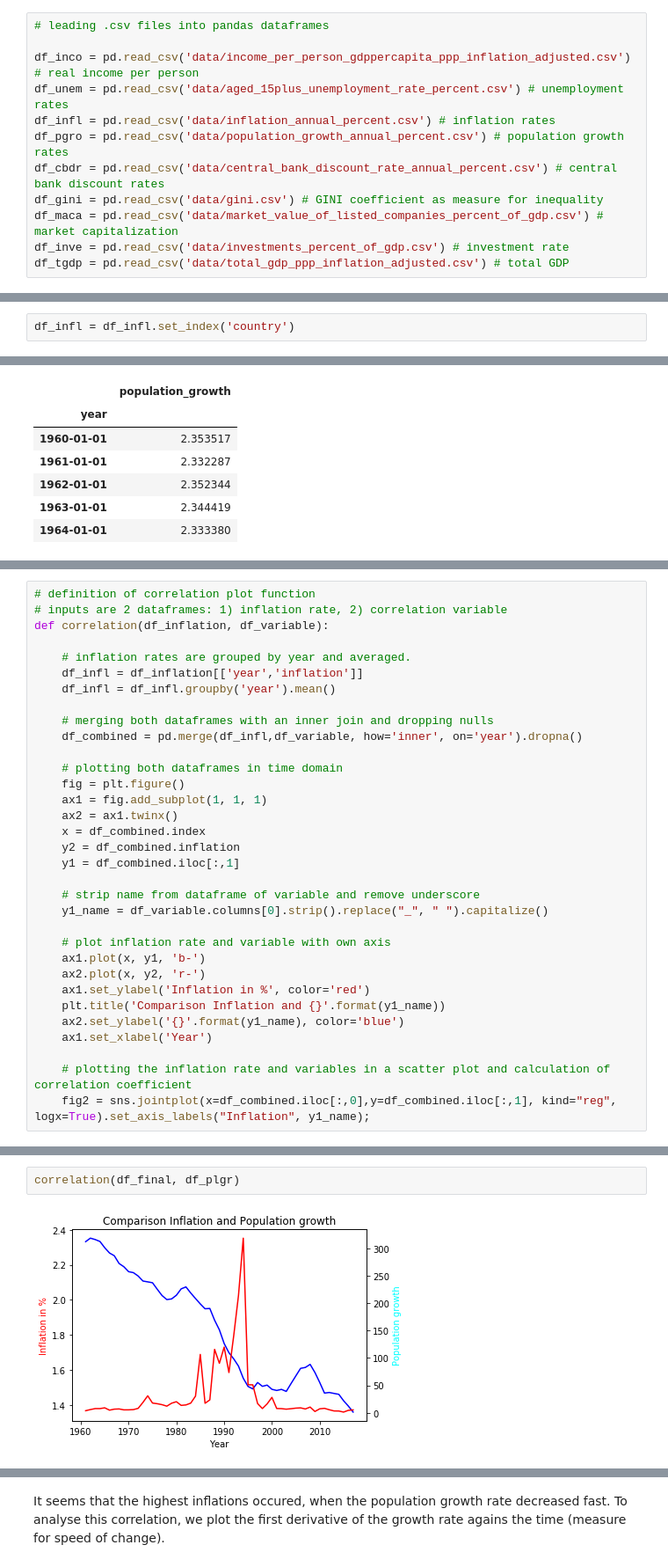
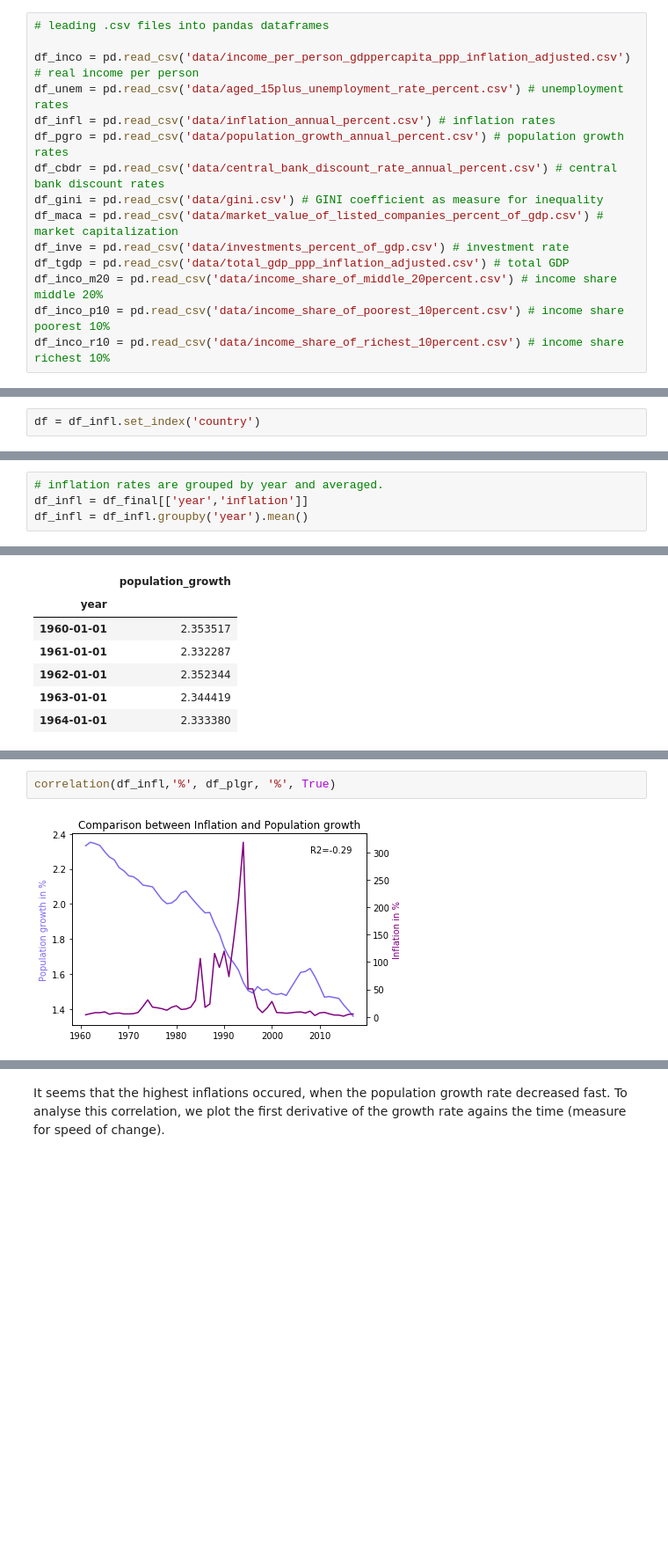
Before and after one commit to Dachkovski/Investigations-on-hyperinflations, a Jupyter notebook: Investigations on hyperinflations blog.ipynb, the cells around one changed output, grey strips where cells are left out. Shown at 88% size. Drawn from its saved outputs; the diff is of its cells as text; blank space fills up the shorter version.

Commit message:
ADDED: New data and Blog

```diff
--- a/Investigations on hyperinflations blog.ipynb
+++ b/Investigations on hyperinflations blog.ipynb
@@ -123,6 +124,9 @@ df_gini = pd.read_csv('data/gini.csv') # GINI coefficient as measure for inequal
 df_maca = pd.read_csv('data/market_value_of_listed_companies_percent_of_gdp.csv') # market capitalization
 df_inve = pd.read_csv('data/investments_percent_of_gdp.csv') # investment rate
 df_tgdp = pd.read_csv('data/total_gdp_ppp_inflation_adjusted.csv') # total GDP
+df_inco_m20 = pd.read_csv('data/income_share_of_middle_20percent.csv') # income share middle 20%
+df_inco_p10 = pd.read_csv('data/income_share_of_poorest_10percent.csv') # income share poorest 10%
+df_inco_r10 = pd.read_csv('data/income_share_of_richest_10percent.csv') # income share richest 10%
 # %% [markdown]
 The format of the files is the same. By printing out a few lines of, we can inspect the format of the data.
 # %%
@@ -276,4 +290,4 @@ Now that the data is trimmed, we move on to exploration. We will use statistical
 ### Research Question 1: When and where did the biggest hyperinflations occur from 1961 to 2017?
 In order to find hyperinflations, we first have a look at the original inflation dataframe by plotting the inflation rates in a heatmap.
 # %%
-df_infl = df_infl.set_index('country')
+df = df_infl.set_index('country')
@@ -497,4 +593,8 @@ We can see a accumulation with increasing years, which leads to the conclusion,
 To answer this question, we have to plot the sum of the population growth over all countries at each year. For doing this, we extract the relevant variables from the main dataframe and drop the null values.
+# %%
+# inflation rates are grouped by year and averaged.
+df_infl = df_final[['year','inflation']]
+df_infl = df_infl.groupby('year').mean()
 # %%
 df_plgr = df_final[['year','population_growth']].dropna()
 # %% [markdown]
@@ -520,33 +612,0 @@ For the following questions we will have the same analysis process with differen
-# %%
-# definition of correlation plot function
-# inputs are 2 dataframes: 1) inflation rate, 2) correlation variable
-def correlation(df_inflation, df_variable):
-
-    # inflation rates are grouped by year and averaged.
-    df_infl = df_inflation[['year','inflation']]
-    df_infl = df_infl.groupby('year').mean()
-
-    # merging both dataframes with an inner join and dropping nulls
-    df_combined = pd.merge(df_infl,df_variable, how='inner', on='year').dropna()
-
-    # plotting both dataframes in time domain
-    fig = plt.figure()
-    ax1 = fig.add_subplot(1, 1, 1)
-    ax2 = ax1.twinx()
-    x = df_combined.index
-    y2 = df_combined.inflation
-    y1 = df_combined.iloc[:,1]
-
-    # strip name from dataframe of variable and remove underscore
-    y1_name = df_variable.columns[0].strip().replace("_", " ").capitalize()
-
-    # plot inflation rate and variable with own axis
-    ax1.plot(x, y1, 'b-')
-    ax2.plot(x, y2, 'r-')
-    ax1.set_ylabel('Inflation in %', color='red')
-    plt.title('Comparison Inflation and {}'.format(y1_name))
-    ax2.set_ylabel('{}'.format(y1_name), color='blue')
-    ax1.set_xlabel('Year')
-
-    # plotting the inflation rate and variables in a scatter plot and calculation of correlation coefficient
-    fig2 = sns.jointplot(x=df_combined.iloc[:,0],y=df_combined.iloc[:,1], kind="reg", logx=True).set_axis_labels("Inflation", y1_name);
@@ -558,4 +613,4 @@ The following figure shows the population growth rate and mean of global inflati
 # %%
-correlation(df_final, df_plgr)
+correlation(df_infl,'%', df_plgr, '%', True)
 # %% [output]
-[figure, old version]
+[figure, new version]
```
Also changed, not shown: parts of 71 cells of this notebook, 16 other files.
